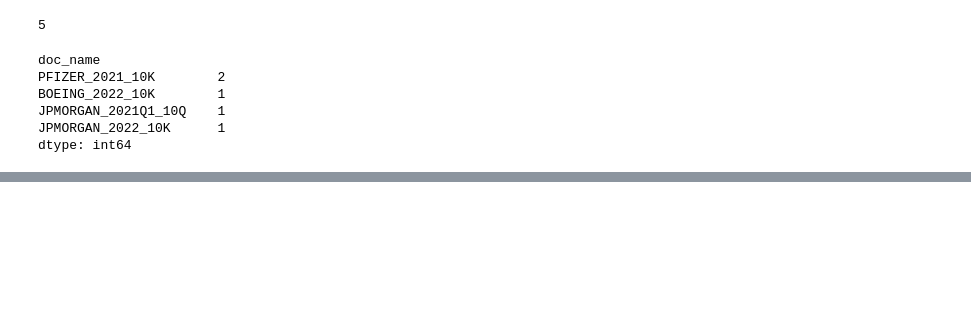
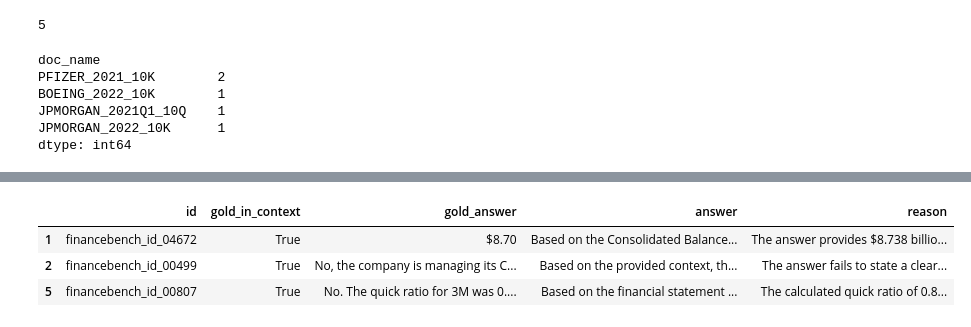
Before and after one commit to nathnath2006/RAG-Model, a Jupyter notebook: src/evaluation.ipynb, the cells around one changed output, grey strips where cells are left out. Drawn from its saved outputs; the diff is of its cells as text; code cells hidden in the pictures; blank space fills up the shorter version.

```diff
--- a/src/evaluation.ipynb
+++ b/src/evaluation.ipynb
@@ -118,0 +138,8 @@ plt.show()
+# %%
+LIMIT = 10          # None runs all 150 questions
+USE_FUSION = False  # True also searches LLM rewrites of the question (one extra model call per question)
+
+tag = "fusion" if USE_FUSION else "rules_year"
+records = ev.answer_eval(rows, collection, eval_client, use_fusion=USE_FUSION,
+                         out_path=out / f"answers_{tag}.json", limit=LIMIT)
+print(f"{len(records)} questions answered")
@@ -118,0 +148,5 @@ plt.show()
+# %%
+records = ev.judge_answers(records, eval_client, out_path=out / f"judged_{tag}.json")
+ans = pd.DataFrame(records)
+valid = ans[ans["correct"].notna()].astype({"correct": bool})
+print(f"{len(valid)} judged, accuracy {valid['correct'].mean():.3f}")
@@ -118,0 +168,9 @@ plt.show()
+# %%
+wrong = valid[~valid["correct"]]
+pd.set_option("display.max_colwidth", 140)
+wrong[["id", "gold_in_context", "gold_answer", "answer", "reason"]]
+# %% [output]
+|  | id | gold_in_context | gold_answer | answer | reason |
+| 1 | financebench_id_04672 | True | $8.70 | Based on the Consolidated Balance... | The answer provides $8.738 billio... |
+| 2 | financebench_id_00499 | True | No, the company is managing its C... | Based on the provided context, th... | The answer fails to state a clear... |
+| 5 | financebench_id_00807 | True | No. The quick ratio for 3M was 0.... | Based on the financial statement ... | The calculated quick ratio of 0.8... |
```
Also changed, not shown: parts of 8 cells of this notebook, 10 other files.
